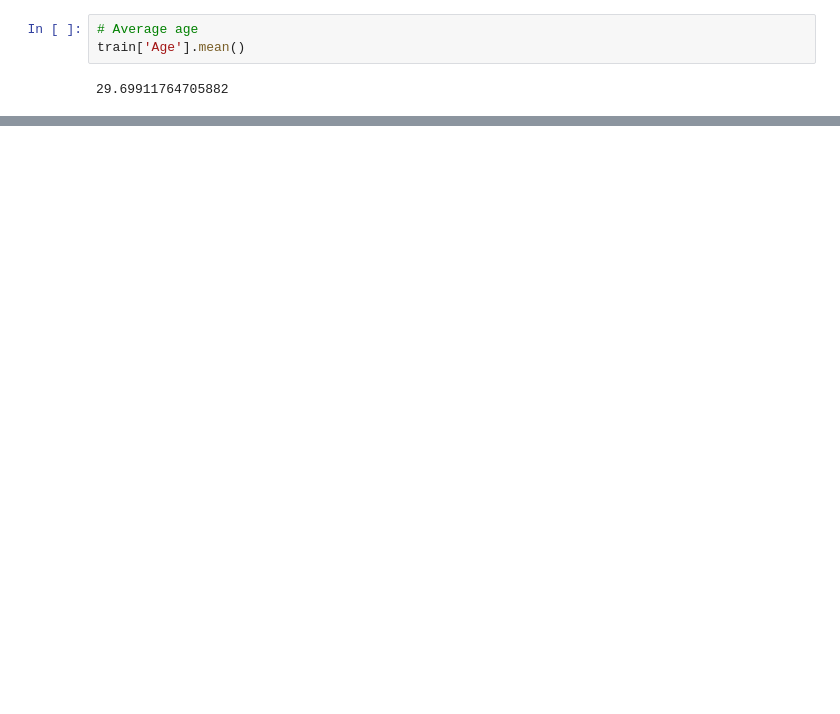
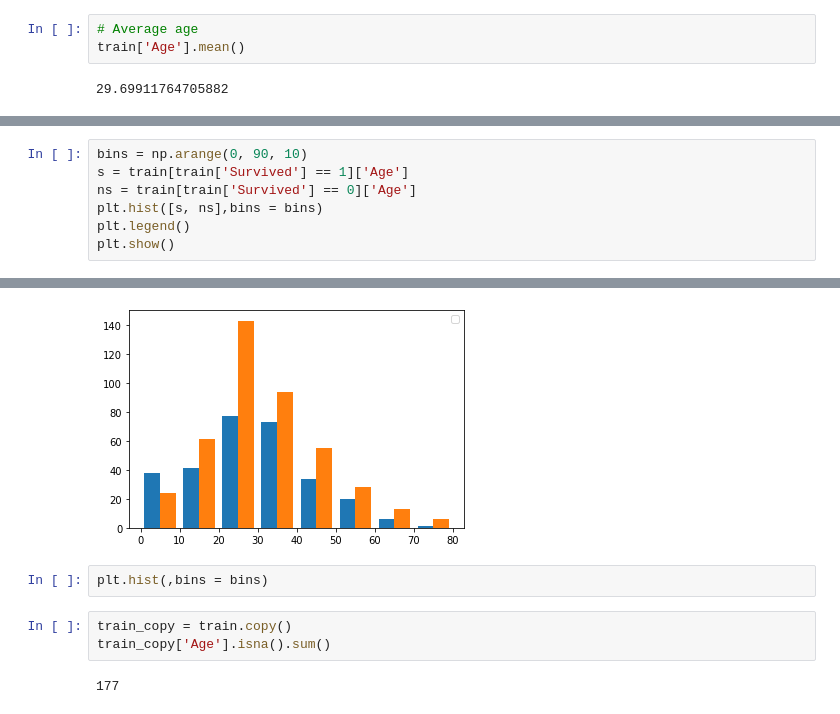
Before and after one commit to monisakhtar/ML, a Jupyter notebook: Titanic.ipynb, the cells around one changed output, grey strips where cells are left out. Drawn from its saved outputs; the diff is of its cells as text; blank space fills up the shorter version.

```diff
--- a/Titanic.ipynb
+++ b/Titanic.ipynb
@@ -112,0 +123,8 @@ train['Age'].mean()
+# %%
+bins = np.arange(0, 90, 10)
+s = train[train['Survived'] == 1]['Age']
+ns = train[train['Survived'] == 0]['Age']
+plt.hist([s, ns],bins = bins)
+plt.legend()
+plt.show()
+# %% [output]
@@ -112,0 +132,8 @@ train['Age'].mean()
+[figure, added]
+# %%
+plt.hist(,bins = bins)
+# %%
+train_copy = train.copy()
+train_copy['Age'].isna().sum()
+# %% [output]
+177
```
Also changed, not shown: parts of 3 cells of this notebook.
